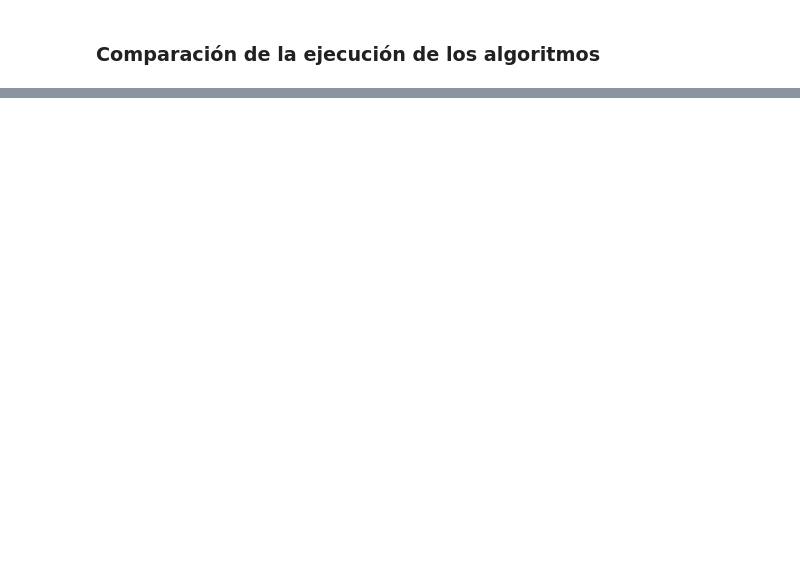
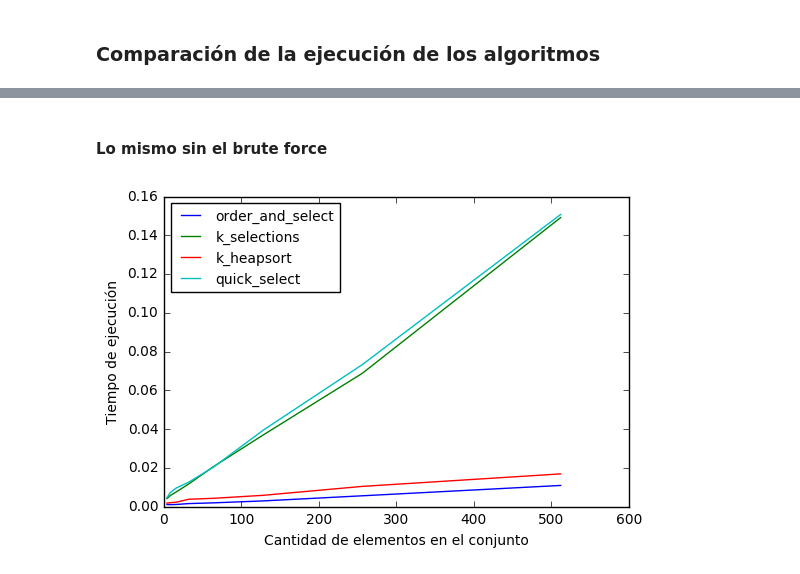
Before and after one commit to edittler/tda-fiuba, a Jupyter notebook: tp1/estadistico-k/algoritmos.ipynb, the cells around one changed output, grey strips where cells are left out. Saved outputs shown, nothing was run; the diff lists cells and outputs as text; code cells hidden in the pictures; blank space fills up the shorter version.

```diff
--- a/tp1/estadistico-k/algoritmos.ipynb
+++ b/tp1/estadistico-k/algoritmos.ipynb
@@ -45,0 +71,6 @@ plt.show()
+# %% [markdown]
+#### Lo mismo sin el brute force
+# %%
+plot_algorithms([order_and_select, k_selections, k_heapsort, quick_select], items_getter=get_same_elements)
+# %% [output]
+[figure, added]
```
Also changed, not shown: parts of 13 cells of this notebook.
